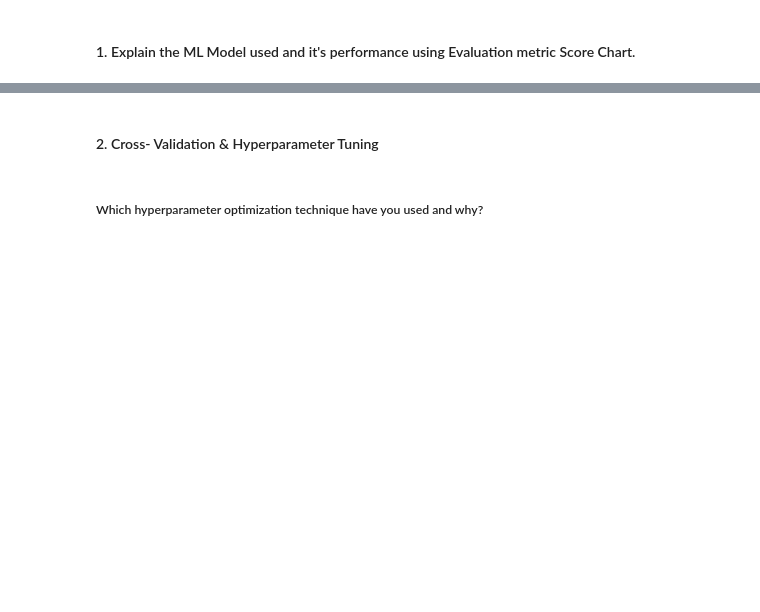
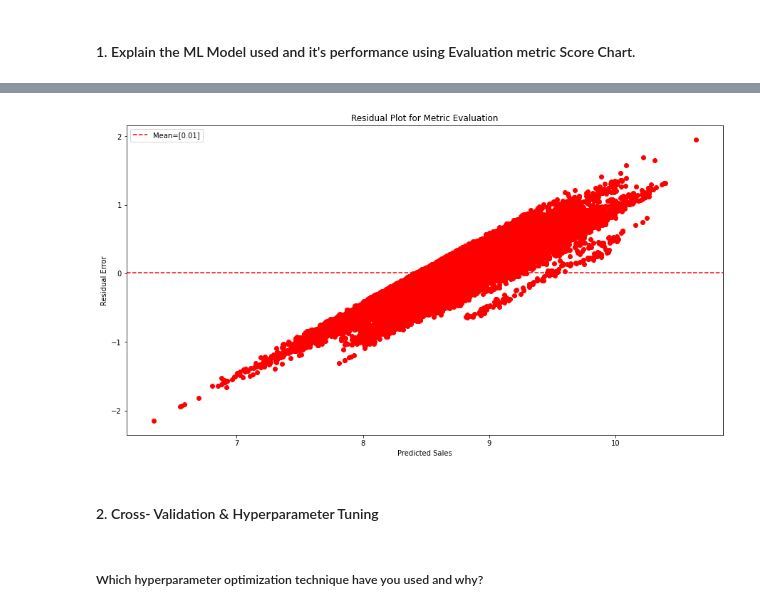
Before and after one commit to Ashif-khan033/Retail_Sales_Prediction, a Jupyter notebook: Retail_Sales_Prediction.ipynb, the cells around one changed output, grey strips where cells are left out. Saved outputs shown, nothing was run; the diff lists cells and outputs as text; code cells hidden in the pictures; blank space fills up the shorter version.

```diff
--- a/Retail_Sales_Prediction.ipynb
+++ b/Retail_Sales_Prediction.ipynb
@@ -1810,0 +1833,24 @@ Answer Here.
+# %%
+# ML Model - 3 Implementation
+
+el_net= ElasticNet()
+
+# Fit the Algorithm
+
+parameters_el_net = {"alpha": [1e-5,1e-4,1e-3,1e-2,1,5], "max_iter":[12,13,14,15]}
+
+# Predict on the model
+
+Gridel_net = GridSearchCV(el_net, parameters_el_net, scoring='neg_mean_squared_error', cv=5)
+Gridel_net.fit(X_train,y_train)
+
+
+# Fit the Algorithm
+
+y_train_el_net_pred = Gridel_net.predict(X_train)
+y_test_el_net_pred = Gridel_net.predict(X_test)
+
+print(f"The best alpha value found out to be: {Gridel_net.best_params_}")
+print(f"Negative mean square error is: {Gridel_net.best_score_}")
+
+# Predict on the model
@@ -1815,3 +1885,18 @@ Answer Here.
+# %%
+y_test_el_net_pred=pd.DataFrame(y_test_el_net_pred).values
+# %%
+residuals = (y_test - y_test_el_net_pred)
+res_mean=residuals.mean().values.round(2)
+plt.figure(figsize=(15,8))
+plt.scatter(y_test, residuals, c="red")
+plt.title("Residual Plot for Metric Evaluation")
+plt.xlabel('Predicted Sales')
+plt.ylabel('Residual Error')
+
+plt.axhline(y=res_mean, color='red', linestyle='--', label=f"Mean={res_mean}")
+plt.legend();
+# %% [output]
+[figure, added]
 # %% [markdown]
 #### 2. Cross- Validation & Hyperparameter Tuning
 # %%
```
Also changed, not shown: parts of 16 cells of this notebook.
